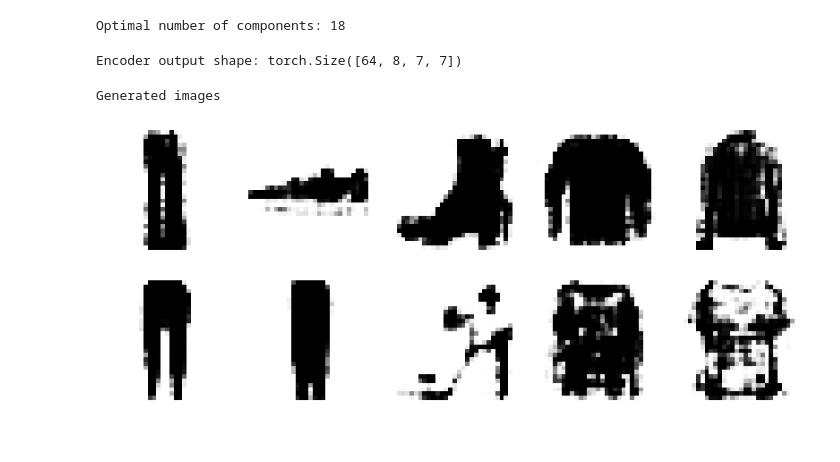
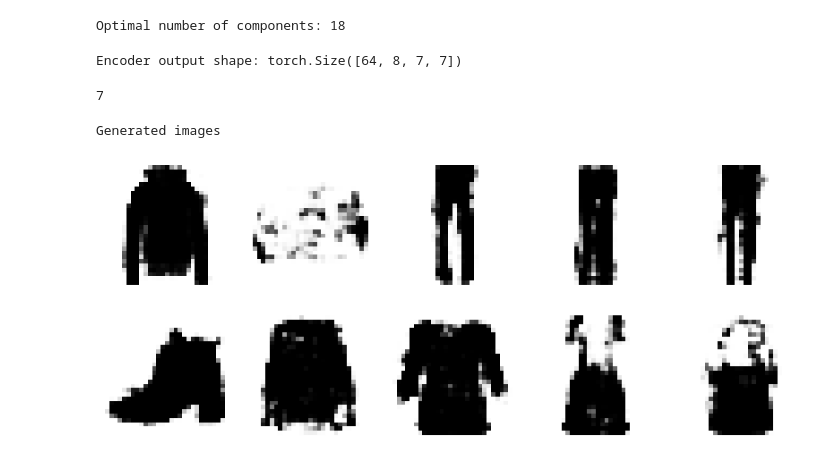
Before and after one commit to Dopo0/Project-deep-unsupervised-learning, a Jupyter notebook: AE_GMMs.ipynb, the cells around one changed output. Drawn from its saved outputs; the diff is of its cells as text; code cells hidden in the pictures.

```diff
--- a/AE_GMMs.ipynb
+++ b/AE_GMMs.ipynb
@@ -80,7 +80,7 @@ criterion = nn.MSELoss()
 optimizer = torch.optim.Adam(model.parameters(), lr=0.001)
 train_losses = []
 # Training loop
-epochs = 100
+epochs = 40
 for epoch in range(epochs):
     running_loss = 0.0
     for data in trainLoader:
@@ -182,7 +182,7 @@ GaussianMixture(n_components=18)
 # %%
 # Initialize list to store BIC scores
 bic_scores = []
-num_components_range = range(1, 21)
+num_components_range = range(2, 21)
 # Try different numbers of components
 for n_components in num_components_range:  # Adjust the range as needed
     # Fit GMM with current number of components
@@ -220,30 +220,34 @@ with torch.no_grad():
 
 # Print the shape of the encoder output
 print("Encoder output shape:", encoder_output.shape)
+chanels = encoder_output.shape[1]
+hight, wight = encoder_output.shape[2],encoder_output.shape[3]
+hight
 # %% [output]
 Encoder output shape: torch.Size([64, 8, 7, 7])
+7
 # %%
 # Sample from the GMM
 latent_samples = gmm.sample(10)  # Generate 10 samples
 latent_samples = latent_samples[0]  # Extract samples
 
 # Convert samples to torch tensor
 latent_samples = torch.from_numpy(latent_samples).float().to(device)
 
 # Generate images from sampled latent vectors
 with torch.no_grad():
-    generated_images = model.decoder(latent_samples.view(-1, 8, 7, 7))  # Adjust the size according to your decoder architecture
+    generated_images = model.decoder(latent_samples.view(-1, chanels, hight, wight))
     generated_images = generated_images.cpu()
 
 
 # Visualize generated images
 plt.figure(figsize=(10, 4))
 print('Generated images')
 for i in range(10):
     plt.subplot(2, 5, i + 1)
     plt.imshow(generated_images[i].numpy().squeeze(), cmap='gray_r')
     plt.axis('off')
 plt.show()
 # %% [output]
 Generated images
-[figure, old version]
+[figure, new version]
```
Also changed, not shown: parts of 3 cells of this notebook, 2 other files.
